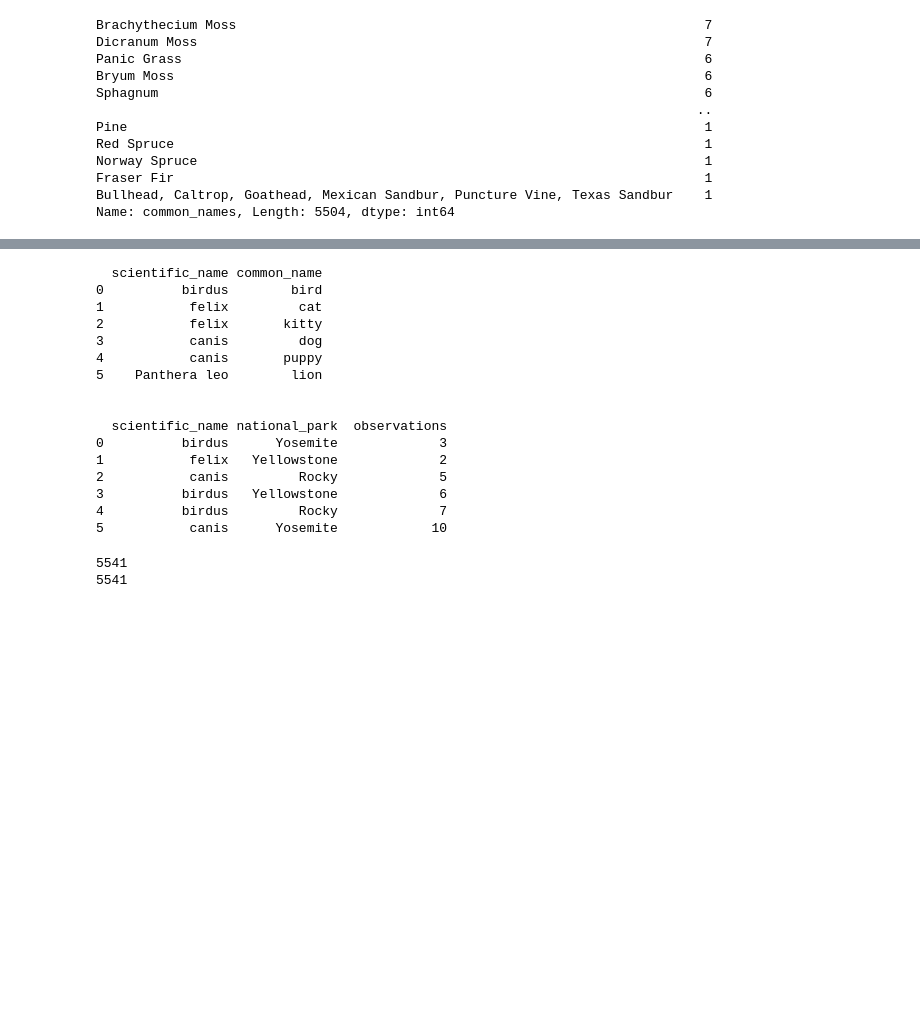
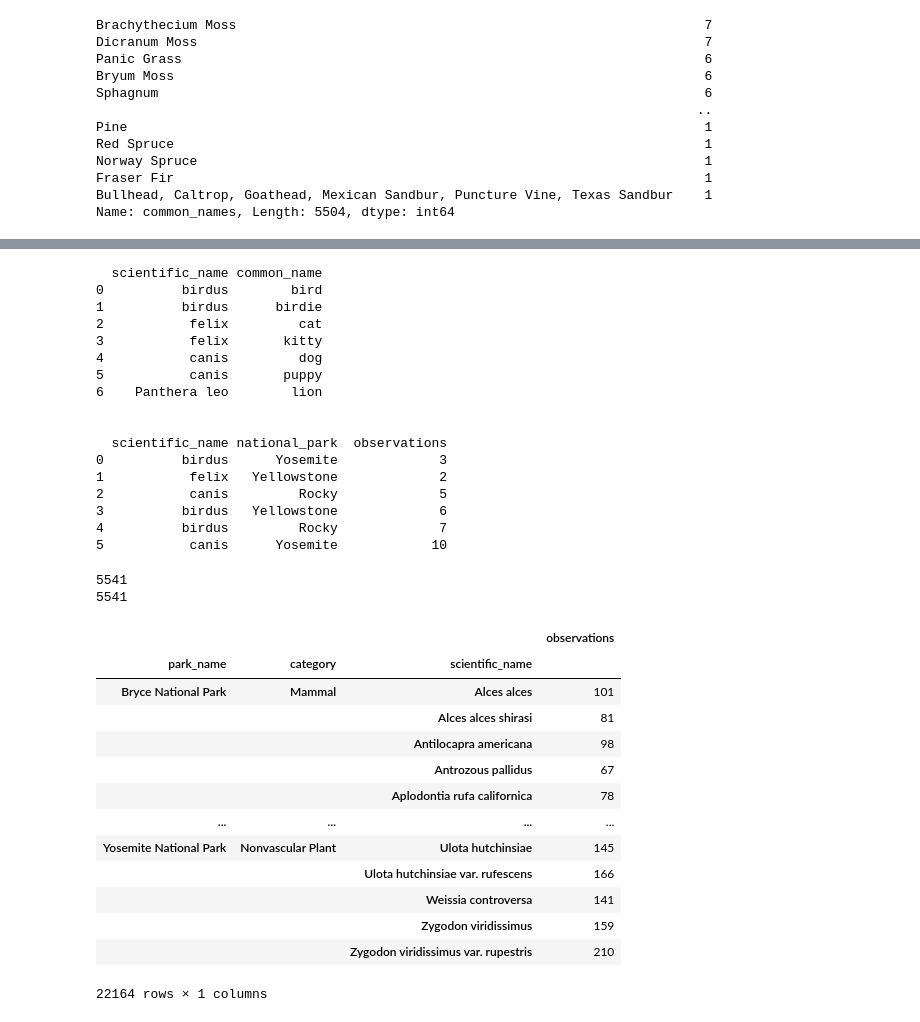
Before and after one commit to egecalay/Biodiversity-in-National-Parks, a Jupyter notebook: biodiversity.ipynb, the cells around one changed output, grey strips where cells are left out. Drawn from its saved outputs; the diff is of its cells as text; code cells hidden in the pictures; blank space fills up the shorter version.

```diff
--- a/biodiversity.ipynb
+++ b/biodiversity.ipynb
@@ -194,8 +194,8 @@ Name: observations, Length: 304, dtype: int64
 # %%
 #testing how to merge with duplicated scientific_names as that is the available common name between 2 datasets
 test_species = pd.DataFrame({
-    'scientific_name':['birdus','felix','felix','canis','canis','Panthera leo'],
-    'common_name':['bird','cat','kitty','dog','puppy','lion']
+    'scientific_name':['birdus','birdus','felix','felix','canis','canis','Panthera leo'],
+    'common_name':['bird','birdie','cat','kitty','dog','puppy','lion']
 })
 test_observations = pd.DataFrame({
     'scientific_name': ['birdus','felix','canis','birdus','birdus','canis'],
@@ -206,11 +206,12 @@ print(test_species);print('\n');print(test_observations)
 # %% [output]
   scientific_name common_name
 0          birdus        bird
-1           felix         cat
-2           felix       kitty
-3           canis         dog
-4           canis       puppy
-5    Panthera leo        lion
+1          birdus      birdie
+2           felix         cat
+3           felix       kitty
+4           canis         dog
+5           canis       puppy
+6    Panthera leo        lion
 
 
   scientific_name national_park  observations
@@ -239,3 +241,29 @@ df.drop(columns=['dup_common_name','dup_scientific_name'],inplace=True)
 # %% [output]
 5541
 5541
+# %%
+#let's gather some quick stats
+#df.head()
+#df=df[df.scientific_name == 'Agrostis capillaris']
+#df=df[df.park_name == 'Great Smoky Mountains National Park']
+df.drop_duplicates(inplace=True)
+
+df_grouped= df.groupby(['park_name','category','scientific_name']).sum()
+df_grouped= df_grouped[df_grouped.observations != 0]
+df_grouped
+#df.head()
+# %% [output]
+|  |  |  | observations |
+| park_name | category | scientific_name |  |
+| Bryce National Park | Mammal | Alces alces | 101 |
+|  |  | Alces alces shirasi | 81 |
+|  |  | Antilocapra americana | 98 |
+|  |  | Antrozous pallidus | 67 |
+|  |  | Aplodontia rufa californica | 78 |
+| ... | ... | ... | ... |
+| Yosemite National Park | Nonvascular Plant | Ulota hutchinsiae | 145 |
+|  |  | Ulota hutchinsiae var. rufescens | 166 |
+|  |  | Weissia controversa | 141 |
+|  |  | Zygodon viridissimus | 159 |
+|  |  | Zygodon viridissimus var. rupestris | 210 |
+22164 rows × 1 columns
```
Also changed, not shown: parts of 8 cells of this notebook.
